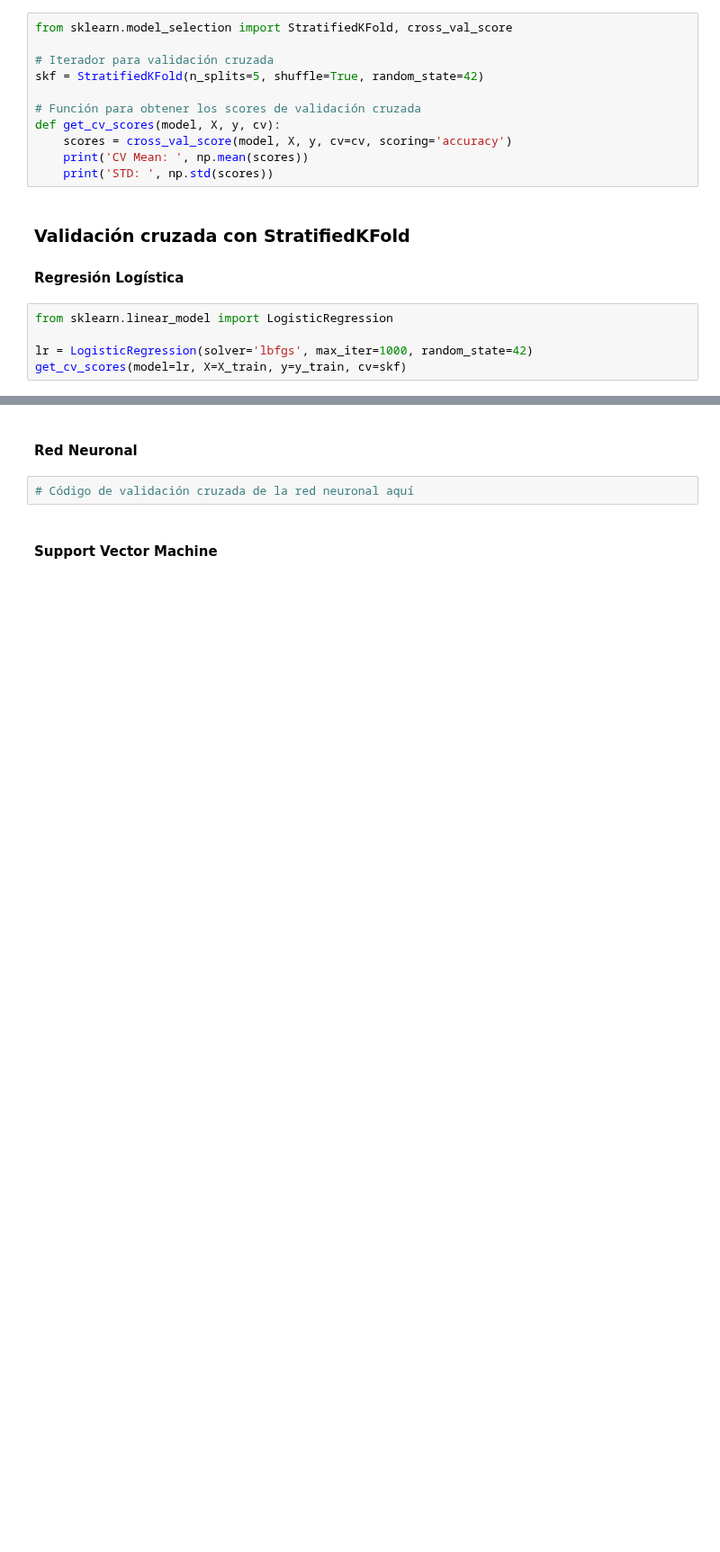
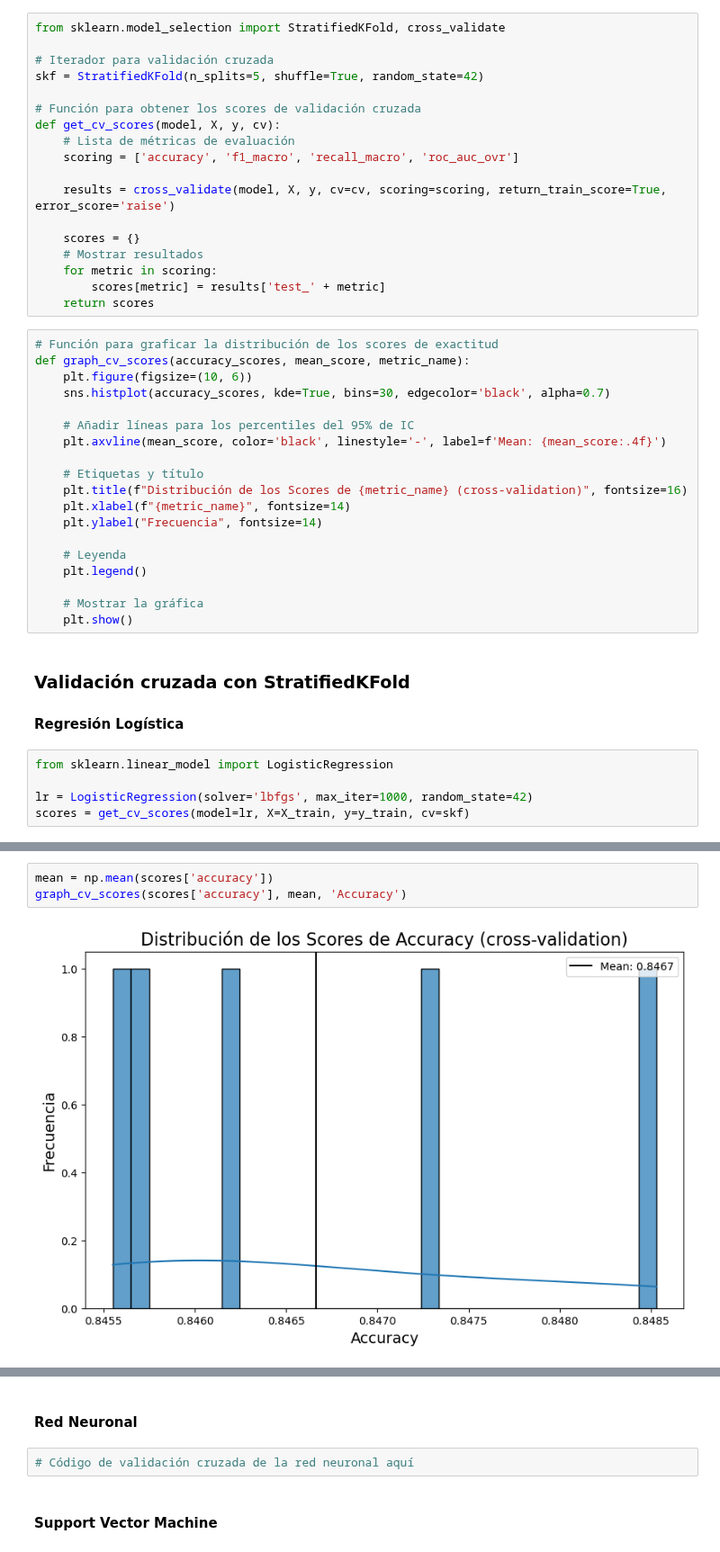
Before and after one commit to MonicaCabanas23/Clasificacion-y-Regresion-Lineal, a Jupyter notebook: Proyecto 3/data_splitting.ipynb, the cells around one changed output, grey strips where cells are left out. Shown at 90% size. Drawn from its saved outputs; the diff is of its cells as text; blank space fills up the shorter version.

```diff
--- a/Proyecto 3/data_splitting.ipynb
+++ b/Proyecto 3/data_splitting.ipynb
@@ -142,16 +142,42 @@ Para este caso se utilizará el iterador <a href="https://scikit-learn.org/1.5/m
 - *<b>shuffle</b>*: Indica si el set de datos se reordenará de manera aleatoria antes de realizar la separación. Esto es de utilidad para evitar que se genere un sesgo debido al orden de los datos.
 - *<b>random_state</b>*: Para que los resultados sean reproducibles.
 # %%
-from sklearn.model_selection import StratifiedKFold, cross_val_score
+from sklearn.model_selection import StratifiedKFold, cross_validate
 
 # Iterador para validación cruzada
 skf = StratifiedKFold(n_splits=5, shuffle=True, random_state=42)
 
 # Función para obtener los scores de validación cruzada
 def get_cv_scores(model, X, y, cv):
-    scores = cross_val_score(model, X, y, cv=cv, scoring='accuracy')
-    print('CV Mean: ', np.mean(scores))
-    print('STD: ', np.std(scores))
+    # Lista de métricas de evaluación
+    scoring = ['accuracy', 'f1_macro', 'recall_macro', 'roc_auc_ovr']
+
+    results = cross_validate(model, X, y, cv=cv, scoring=scoring, return_train_score=True, error_score='raise')
+
+    scores = {}
+    # Mostrar resultados
+    for metric in scoring:
+        scores[metric] = results['test_' + metric]
+    return scores
+# %%
+# Función para graficar la distribución de los scores de exactitud
+def graph_cv_scores(accuracy_scores, mean_score, metric_name):
+    plt.figure(figsize=(10, 6))
+    sns.histplot(accuracy_scores, kde=True, bins=30, edgecolor='black', alpha=0.7)
+
+    # Añadir líneas para los percentiles del 95% de IC
+    plt.axvline(mean_score, color='black', linestyle='-', label=f'Mean: {mean_score:.4f}')
+
+    # Etiquetas y título
+    plt.title(f"Distribución de los Scores de {metric_name} (cross-validation)", fontsize=16)
+    plt.xlabel(f"{metric_name}", fontsize=14)
+    plt.ylabel("Frecuencia", fontsize=14)
+
+    # Leyenda
+    plt.legend()
+
+    # Mostrar la gráfica
+    plt.show()
 # %% [markdown]
 ### Validación cruzada con StratifiedKFold
 #### Regresión Logística
@@ -159,4 +185,4 @@ def get_cv_scores(model, X, y, cv):
 from sklearn.linear_model import LogisticRegression
 
 lr = LogisticRegression(solver='lbfgs', max_iter=1000, random_state=42)
-get_cv_scores(model=lr, X=X_train, y=y_train, cv=skf)
+scores = get_cv_scores(model=lr, X=X_train, y=y_train, cv=skf)
@@ -165,0 +189,5 @@ STD:  0.0011134673150363518
+# %%
+mean = np.mean(scores['accuracy'])
+graph_cv_scores(scores['accuracy'], mean, 'Accuracy')
+# %% [output]
+[figure, added]
```
Also changed, not shown: parts of 10 cells of this notebook.
